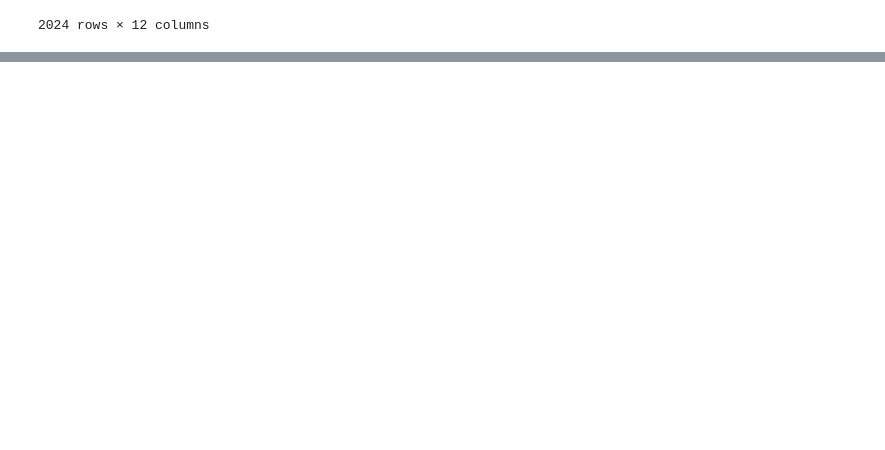
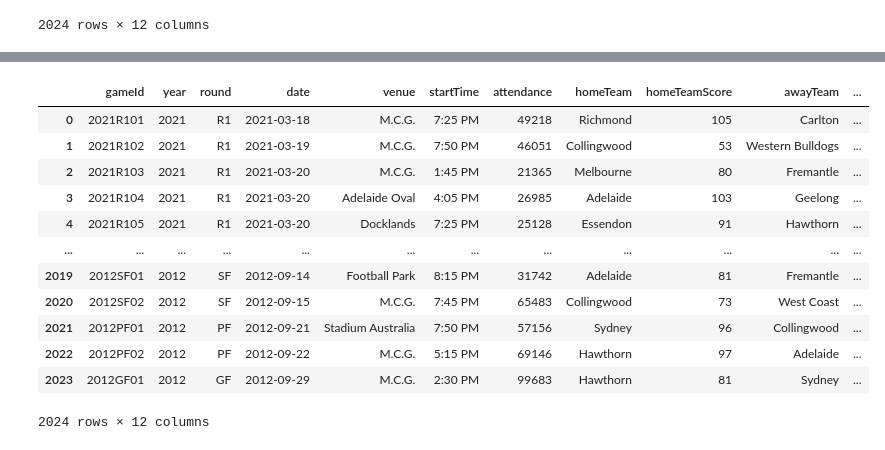
Before and after one commit to braedenalford/AFLScorePredictor, a Jupyter notebook: aflDisposalModel.ipynb, the cells around one changed output, grey strips where cells are left out. Saved outputs shown, nothing was run; the diff lists cells and outputs as text; code cells hidden in the pictures; blank space fills up the shorter version.

```diff
--- a/aflDisposalModel.ipynb
+++ b/aflDisposalModel.ipynb
@@ -98,0 +107,16 @@ In a future version of pandas all arguments of DataFrame.drop except for the arg
+# %%
+df_games
+# %% [output]
+|  | gameId | year | round | date | venue | startTime | attendance | homeTeam | homeTeamScore | awayTeam | ... |
+| 0 | 2021R101 | 2021 | R1 | 2021-03-18 | M.C.G. | 7:25 PM | 49218 | Richmond | 105 | Carlton | ... |
+| 1 | 2021R102 | 2021 | R1 | 2021-03-19 | M.C.G. | 7:50 PM | 46051 | Collingwood | 53 | Western Bulldogs | ... |
+| 2 | 2021R103 | 2021 | R1 | 2021-03-20 | M.C.G. | 1:45 PM | 21365 | Melbourne | 80 | Fremantle | ... |
+| 3 | 2021R104 | 2021 | R1 | 2021-03-20 | Adelaide Oval | 4:05 PM | 26985 | Adelaide | 103 | Geelong | ... |
+| 4 | 2021R105 | 2021 | R1 | 2021-03-20 | Docklands | 7:25 PM | 25128 | Essendon | 91 | Hawthorn | ... |
+| ... | ... | ... | ... | ... | ... | ... | ... | ... | ... | ... | ... |
+| 2019 | 2012SF01 | 2012 | SF | 2012-09-14 | Football Park | 8:15 PM | 31742 | Adelaide | 81 | Fremantle | ... |
+| 2020 | 2012SF02 | 2012 | SF | 2012-09-15 | M.C.G. | 7:45 PM | 65483 | Collingwood | 73 | West Coast | ... |
+| 2021 | 2012PF01 | 2012 | PF | 2012-09-21 | Stadium Australia | 7:50 PM | 57156 | Sydney | 96 | Collingwood | ... |
+| 2022 | 2012PF02 | 2012 | PF | 2012-09-22 | M.C.G. | 5:15 PM | 69146 | Hawthorn | 97 | Adelaide | ... |
+| 2023 | 2012GF01 | 2012 | GF | 2012-09-29 | M.C.G. | 2:30 PM | 99683 | Hawthorn | 81 | Sydney | ... |
+2024 rows × 12 columns
```
Also changed, not shown: parts of 7 cells of this notebook.
